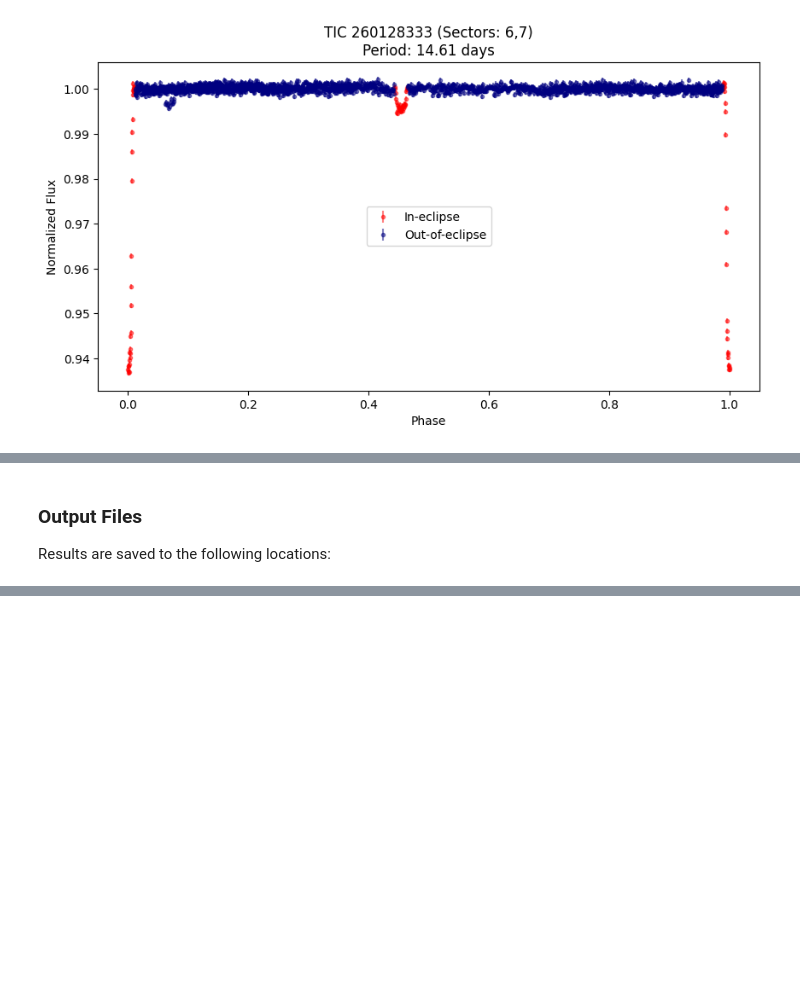
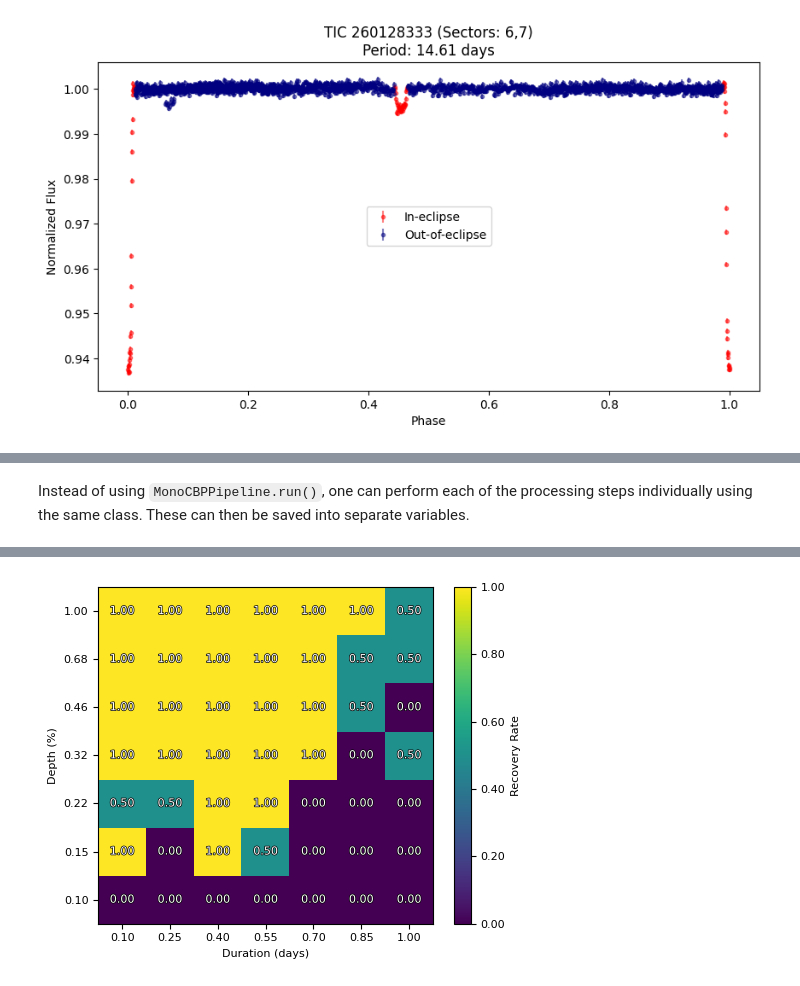
Before and after one commit to bdrdavies/mono-cbp, a Jupyter notebook: examples/01_complete_pipeline.ipynb, the cells around one changed output, grey strips where cells are left out. Drawn from its saved outputs; the diff is of its cells as text; code cells hidden in the pictures; blank space fills up the shorter version.

```diff
--- a/examples/01_complete_pipeline.ipynb
+++ b/examples/01_complete_pipeline.ipynb
@@ -218,4 +242,0 @@ else:
-# %% [markdown]
-### Output Files
-
-Results are saved to the following locations:
@@ -227,0 +243,17 @@ print(f"  - Model comparison plots: {OUTPUT_DIR}/model_comparison_plots/")
+# %% [markdown]
+Instead of using `MonoCBPPipeline.run()`, one can perform each of the processing steps individually using the same class. These can then be saved into separate variables.
+# %%
+# Mask eclipses
+# Note that there is no returned value from this step,
+# the eclipse masks are simply appended onto input data files
+pipeline.mask_eclipses()
+
+# Find TCEs
+TCE_search = pipeline.find_transits()
+
+# Vet candidates
+vetting_results = pipeline.vet_candidates()
+
+# Run injection-retrieval tests
+inj_ret_results = pipeline.run_injection_retrieval(plot_completeness=True)
+# %% [output]
@@ -227,0 +277 @@ print(f"  - Model comparison plots: {OUTPUT_DIR}/model_comparison_plots/")
+[figure, added]
```
Also changed, not shown: parts of 23 cells of this notebook, 14 other files.
